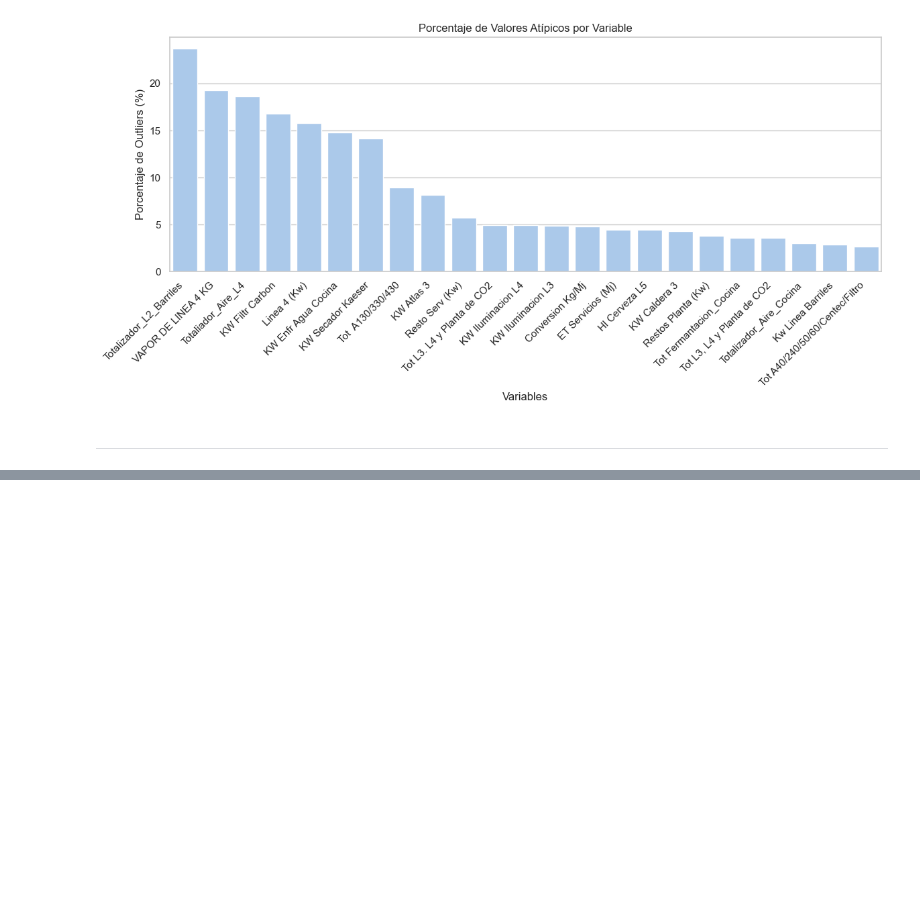
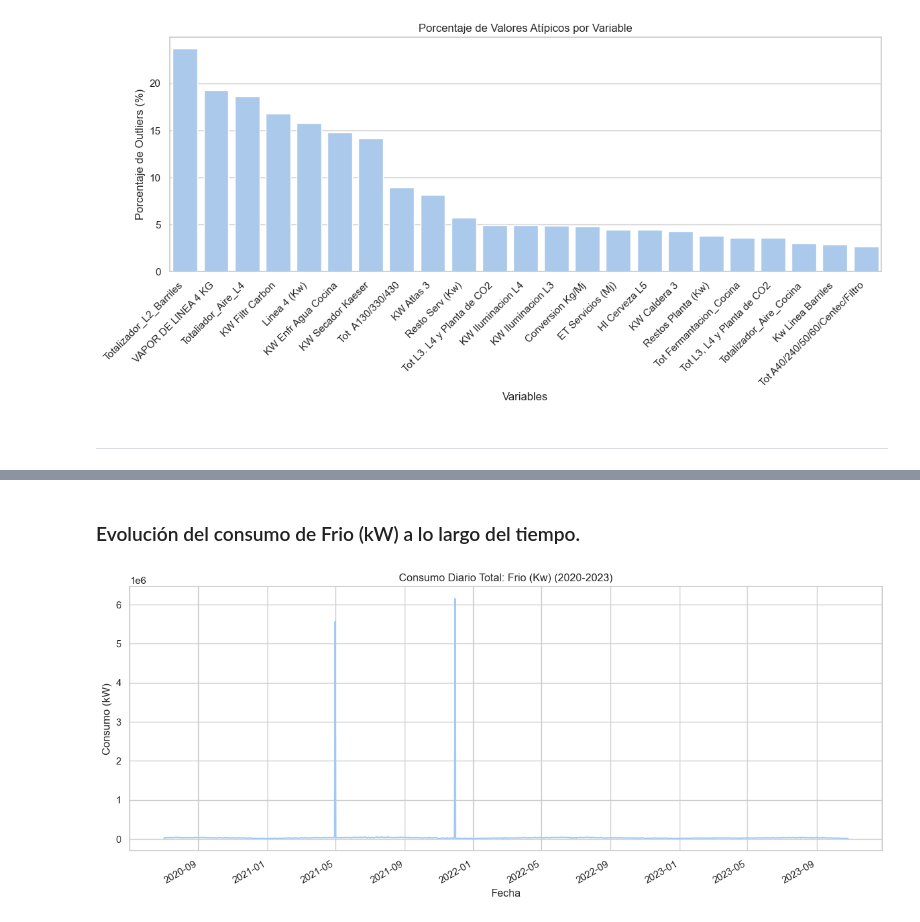
Before and after one commit to VexxAl/lab-datos-TPF, a Jupyter notebook: notebooks/eda.ipynb, the cells around one changed output, grey strips where cells are left out. Cells and saved outputs as stored; diff of their text form; code cells hidden in the pictures; blank space fills up the shorter version.

```diff
--- a/notebooks/eda.ipynb
+++ b/notebooks/eda.ipynb
@@ -304,0 +431,14 @@ plt.show()
+# %% [markdown]
+### Evolución del consumo de Frio (kW) a lo largo del tiempo.
+# %%
+# --- Gráfico de Serie Temporal ---
+
+plt.figure(figsize=(15, 6))
+df_daily[TARGET_COL].plot(
+    title=f'Consumo Diario Total: {TARGET_COL} (2020-2023)',
+    ylabel='Consumo (kW)',
+    xlabel='Fecha'
+)
+plt.show()
+# %% [output]
+[figure, added]
```
Also changed, not shown: parts of 20 cells of this notebook.
